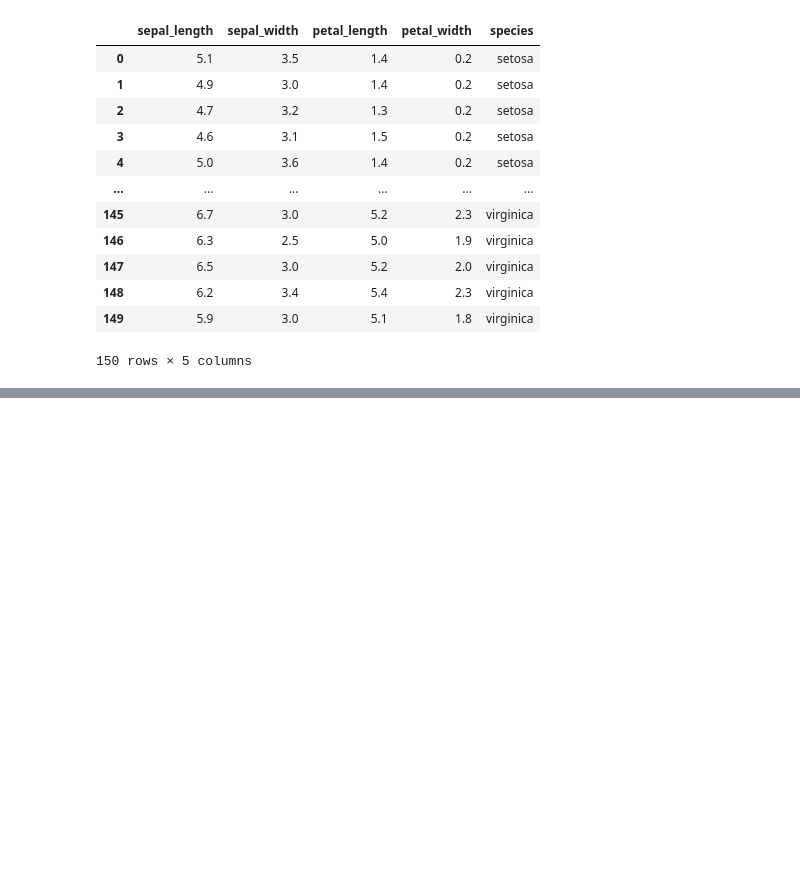
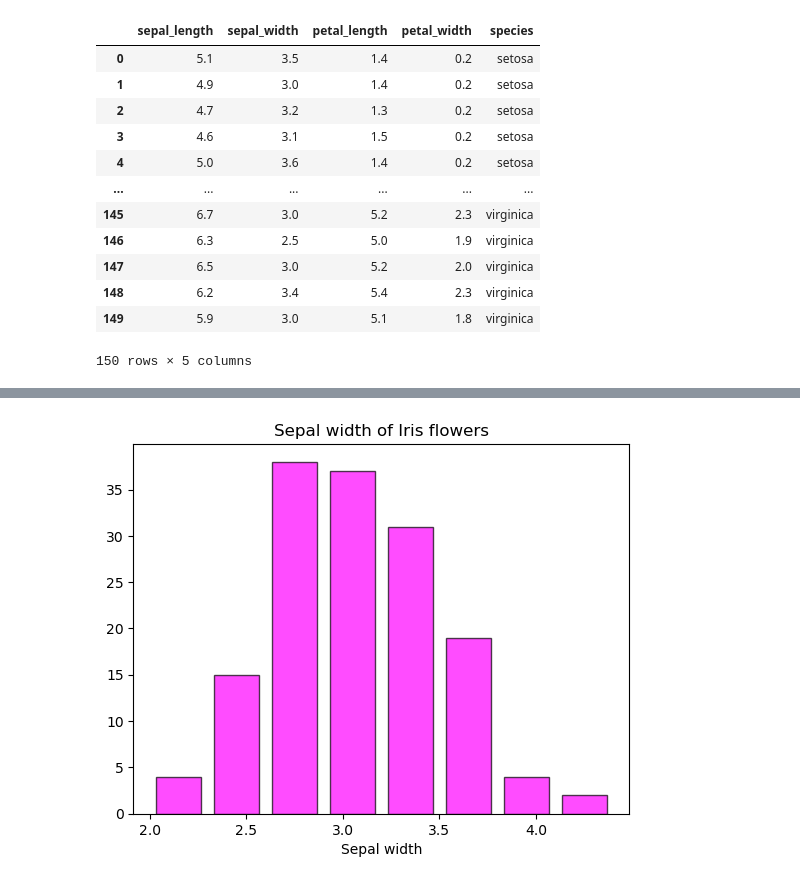
Before and after one commit to Jennyicano/Pands-Project, a Jupyter notebook: iris_data.ipynb, the cells around one changed output, grey strips where cells are left out. Saved outputs shown, nothing was run; the diff lists cells and outputs as text; code cells hidden in the pictures; blank space fills up the shorter version.

```diff
--- a/iris_data.ipynb
+++ b/iris_data.ipynb
@@ -56,0 +190,13 @@ df
+# %%
+# Plotting the histogram of the sepal width.
+
+sepal_w = df['sepal_width']
+
+plt.hist(sepal_w, bins=8, color='magenta', edgecolor='black', alpha=0.7, rwidth=0.78)
+plt.xlabel('Sepal width')
+plt.ylabel('')
+plt.title('Sepal width of Iris flowers')
+plt.savefig('Sepal width_hist.png')
+plt.show()
+# %% [output]
+[figure, added]
```
Also changed, not shown: parts of 29 cells of this notebook, 8 other files.
